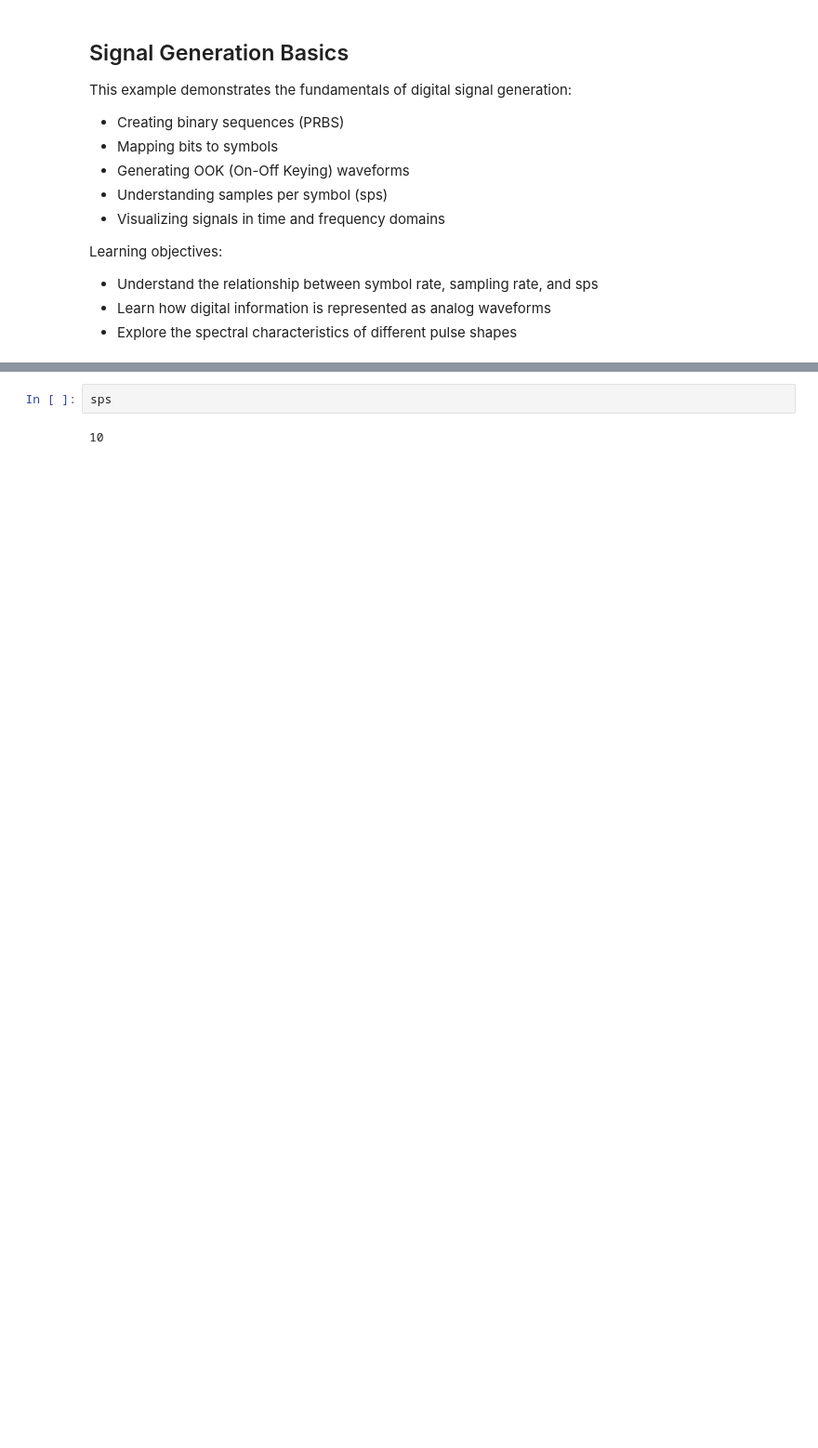
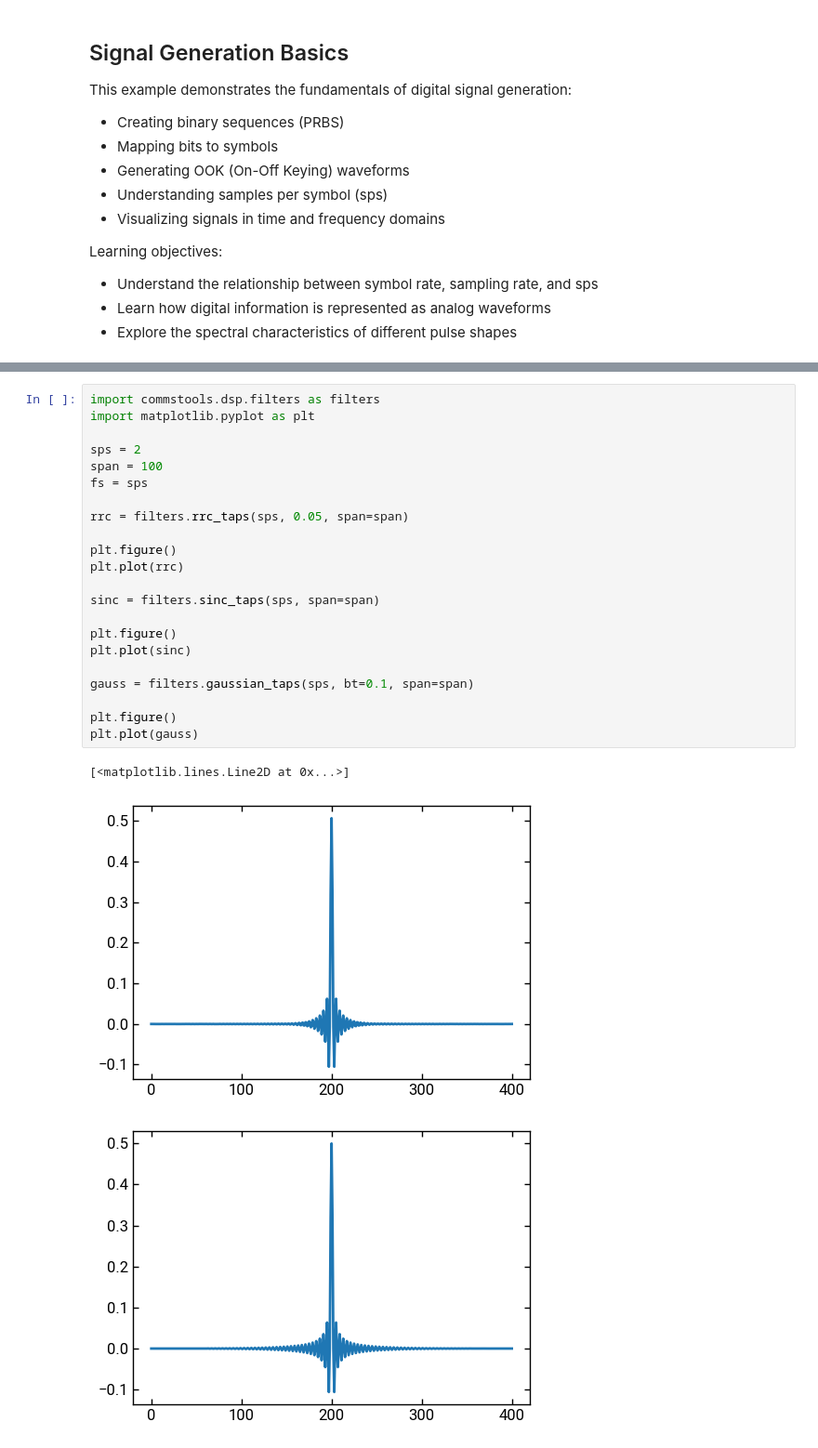
Before and after one commit to lokgar/commstools, a Jupyter notebook: examples/00-basics.ipynb, the cells around one changed output, grey strips where cells are left out. Shown at 93% size. Cells and saved outputs as stored; diff of their text form; blank space fills up the shorter version.

```diff
--- a/examples/00-basics.ipynb
+++ b/examples/00-basics.ipynb
@@ -170,4 +182,26 @@ Bit statistics: 66665 ones, 33335 zeros
 # %%
-sps
+import commstools.dsp.filters as filters
+import matplotlib.pyplot as plt
+
+sps = 2
+span = 100
+fs = sps
+
+rrc = filters.rrc_taps(sps, 0.05, span=span)
+
+plt.figure()
+plt.plot(rrc)
+
+sinc = filters.sinc_taps(sps, span=span)
+
+plt.figure()
+plt.plot(sinc)
+
+gauss = filters.gaussian_taps(sps, bt=0.1, span=span)
+
+plt.figure()
+plt.plot(gauss)
 # %% [output]
-10
+[<matplotlib.lines.Line2D at 0x...>]
+[figure, added]
+[figure, added]
```
Also changed, not shown: parts of 7 cells of this notebook, 2 other files.
